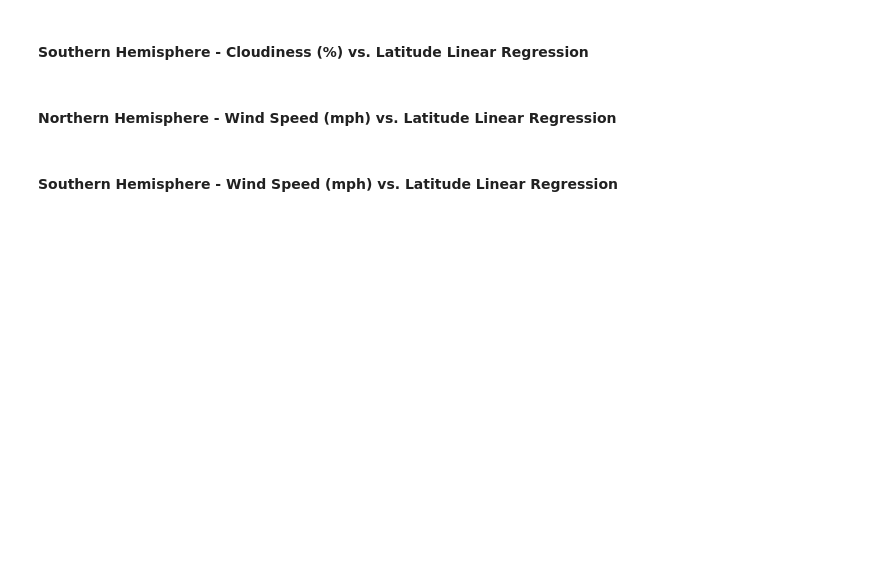
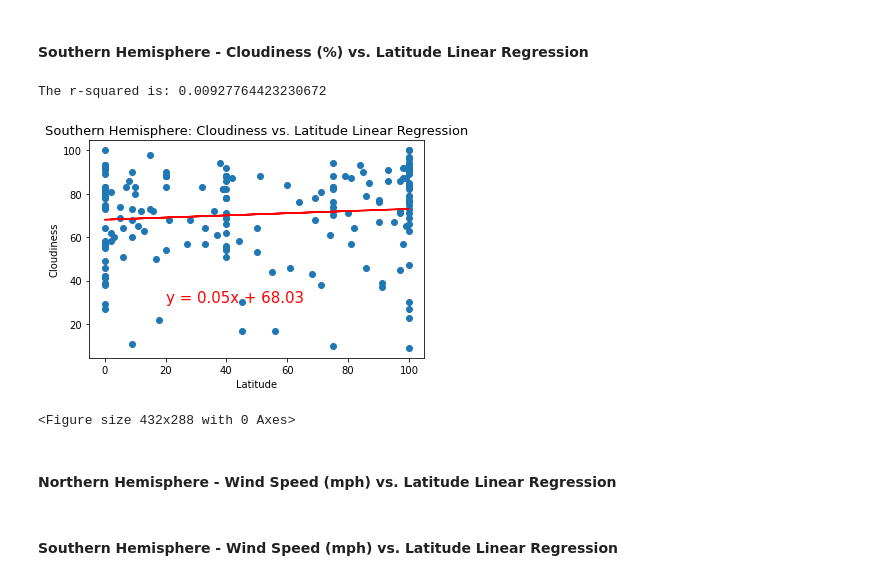
Before and after one commit to arcebri1/API-challenge, a Jupyter notebook: WeatherPy/WeatherPy.ipynb, the cells around one changed output. Saved outputs shown, nothing was run; the diff lists cells and outputs as text; code cells hidden in the pictures; blank space fills up the shorter version.

```diff
--- a/WeatherPy/WeatherPy.ipynb
+++ b/WeatherPy/WeatherPy.ipynb
@@ -413,19 +417,23 @@ plt.savefig("Northern Humidity vs Lat Lnr Reg.png")
 ####  Southern Hemisphere - Cloudiness (%) vs. Latitude Linear Regression
 # %%
 y_values=south['Humidity']
-x_values=south['Latitude']
+x_values=south['Cloudiness']
 (slope, intercept, rvalue, pvalue, stderr) = linregress(x_values, y_values)
 regress_values = x_values * slope + intercept
 line_eq = "y = " + str(round(slope,2)) + "x + " + str(round(intercept,2))
 plt.scatter(x_values,y_values)
 plt.plot(x_values,regress_values,"r-")
 plt.annotate(line_eq,(20,30),fontsize=15,color="red")
 plt.xlabel('Latitude', fontsize =10)
-plt.ylabel('Humidity', fontsize =10)
-plt.title('Southern Hemisphere: Humidity vs. Latitude Linear Regression',fontsize =13)
+plt.ylabel('Cloudiness', fontsize =10)
+plt.title('Southern Hemisphere: Cloudiness vs. Latitude Linear Regression',fontsize =13)
 print(f"The r-squared is: {rvalue**2}")
 plt.show()
-plt.savefig("South Humidity vs Lat Lnr Reg.png")
+plt.savefig("South Cloud vs Lat Lnr Reg.png")
+# %% [output]
+The r-squared is: 0.00927764423230672
+[figure, added]
+<Figure size 432x288 with 0 Axes>
 # %% [markdown]
 ####  Northern Hemisphere - Wind Speed (mph) vs. Latitude Linear Regression
 # %%
```
Also changed, not shown: parts of 1 cell of this notebook, 1 other file.
